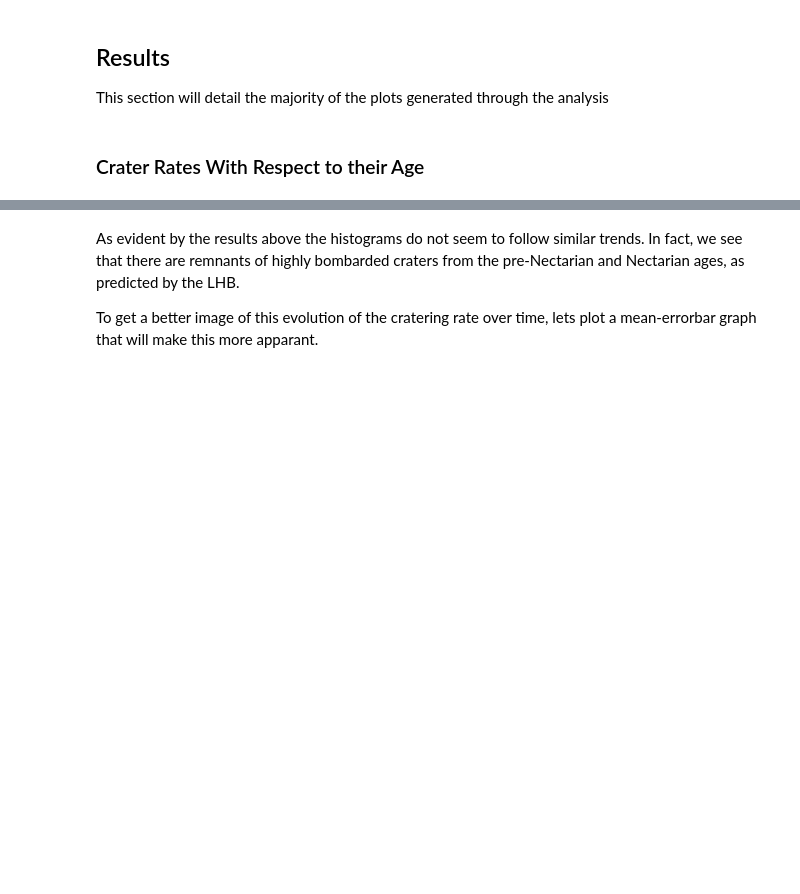
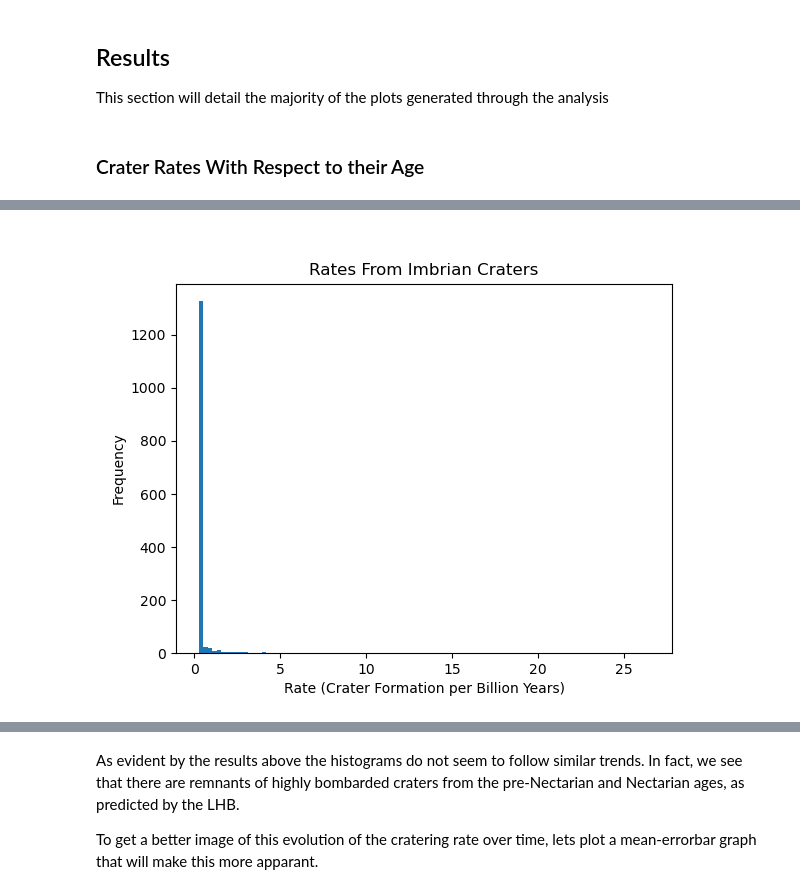
Before and after one commit to devlinih/lunar-crater-rates, a Jupyter notebook: lunar-crater-rates.ipynb, the cells around one changed output, grey strips where cells are left out. Cells and saved outputs as stored; diff of their text form; code cells hidden in the pictures; blank space fills up the shorter version.

```diff
--- a/lunar-crater-rates.ipynb
+++ b/lunar-crater-rates.ipynb
@@ -355,0 +342,10 @@ plt.show()
+# %%
+fig = plt.figure()
+ax = fig.add_subplot()
+ax.hist(imbrian_old_rates, bins = 100)
+plt.title("Rates From Imbrian Craters")
+plt.xlabel("Rate (Crater Formation per Billion Years)")
+plt.ylabel("Frequency")
+plt.show()
+# %% [output]
+[figure, added]
```
Also changed, not shown: parts of 16 cells of this notebook.
